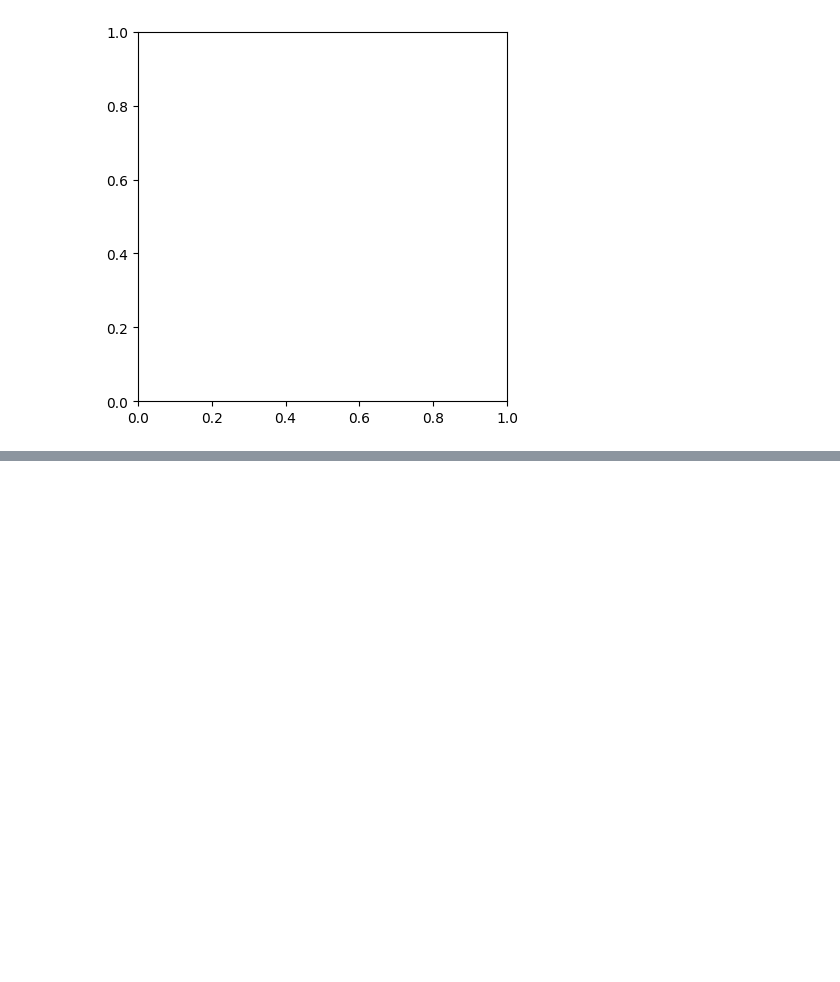
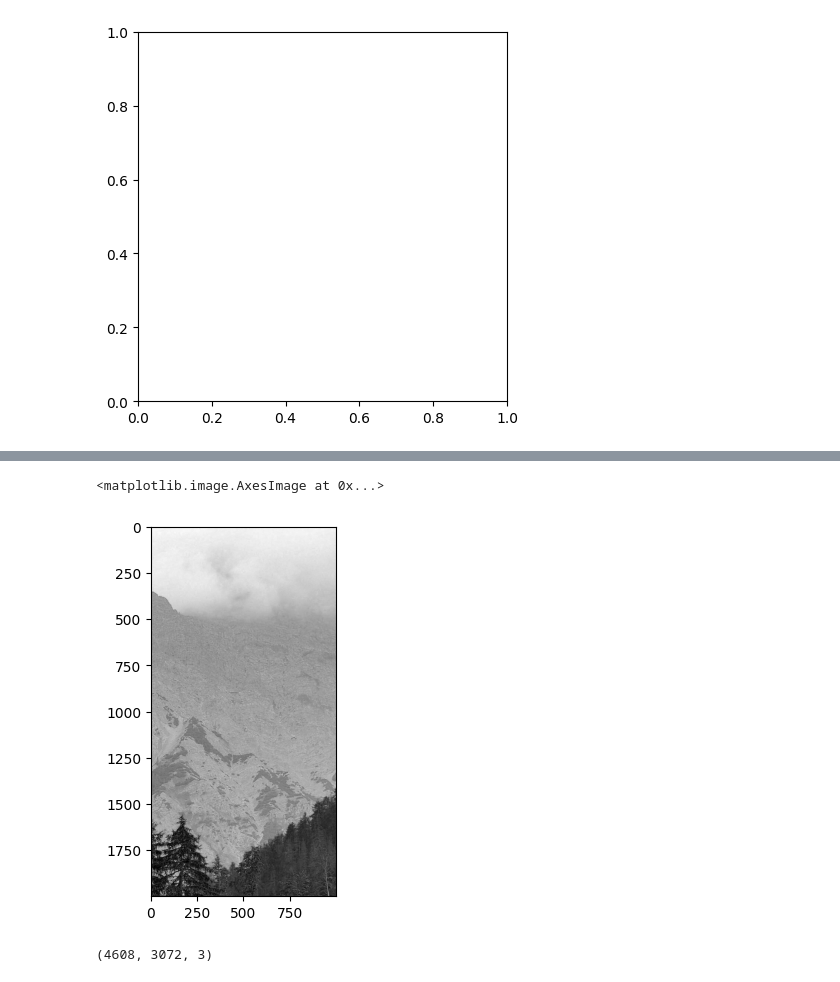
Before and after one commit to palak30jain/iitr_june_2025_palak, a Jupyter notebook: numpy_1.ipynb, the cells around one changed output, grey strips where cells are left out. Cells and saved outputs as stored; diff of their text form; code cells hidden in the pictures; blank space fills up the shorter version.

```diff
--- a/numpy_1.ipynb
+++ b/numpy_1.ipynb
@@ -70,0 +90,9 @@ TypeError: Invalid shape (2000, 1000, 2) for image data
+# %%
+plt.imshow(img[0:2000, 1000:2000 , 2], cmap= "gray")
+# %% [output]
+<matplotlib.image.AxesImage at 0x...>
+[figure, added]
+# %%
+img.shape
+# %% [output]
+(4608, 3072, 3)
```
Also changed, not shown: parts of 40 cells of this notebook.
